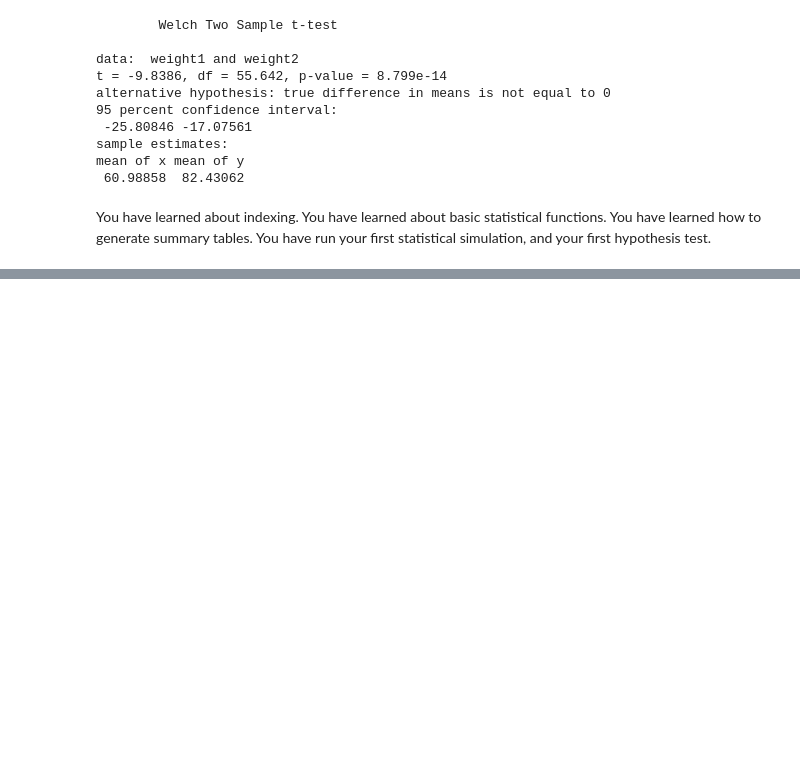
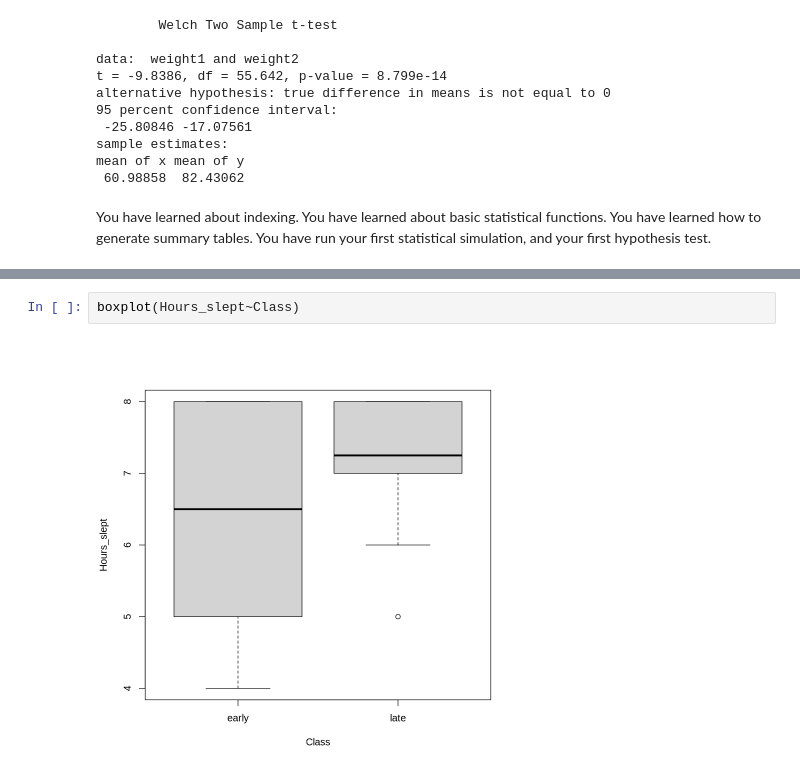
Before and after one commit to birdie2030/CulturalDataScience, a Jupyter notebook: stats_1_empty.ipynb, the cells around one changed output, grey strips where cells are left out. Drawn from its saved outputs; the diff is of its cells as text; blank space fills up the shorter version.

```diff
--- a/stats_1_empty.ipynb
+++ b/stats_1_empty.ipynb
@@ -396,0 +445,4 @@ You have learned about indexing. You have learned about basic statistical functi
+# %%
+boxplot(Hours_slept~Class)
+# %% [output]
+[figure, added]
```
Also changed, not shown: parts of 7 cells of this notebook.
